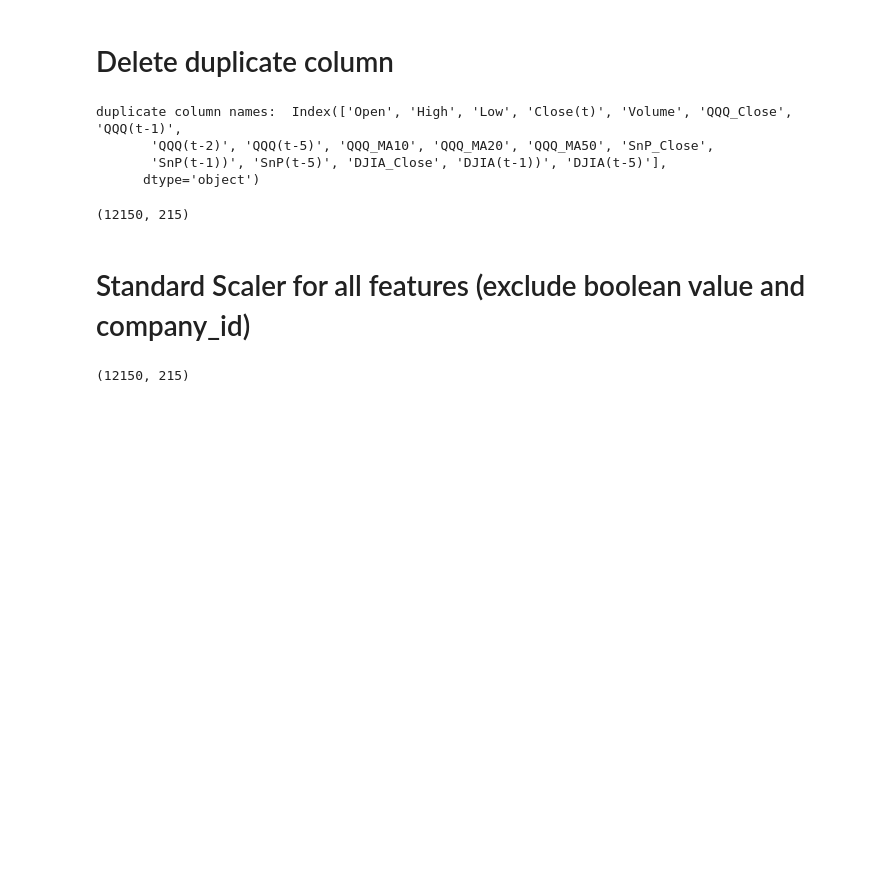
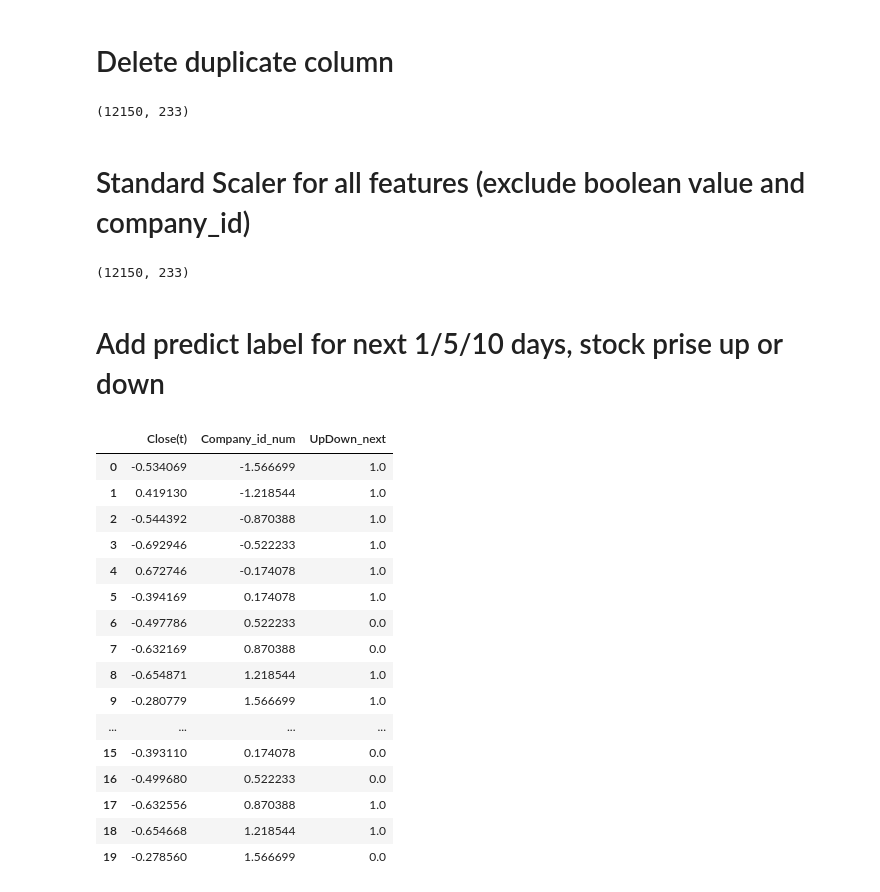
Before and after one commit to lzyixx/SML-Project, a Jupyter notebook: data_preprocess.ipynb, the cells around one changed output. Drawn from its saved outputs; the diff is of its cells as text; code cells hidden in the pictures; blank space fills up the shorter version.

Commit message:
Add predict label for next 1/5/10 days, stock prise up or down
Add predict label for next 1/5/10 days, stock prise up or down

```diff
--- a/data_preprocess.ipynb
+++ b/data_preprocess.ipynb
@@ -159,17 +159,10 @@ data.head(20)
 # %% [markdown]
 # Delete duplicate column
 # %%
-duplicates = data.columns[data.columns.duplicated()].unique()
-print("duplicate column names: ", duplicates)
-
-data = data.drop(columns=duplicates)
+data = data.loc[:, ~data.columns.duplicated(keep="first")]
 data.shape
 # %% [output]
-duplicate column names:  Index(['Open', 'High', 'Low', 'Close(t)', 'Volume', 'QQQ_Close', 'QQQ(t-1)',
-       'QQQ(t-2)', 'QQQ(t-5)', 'QQQ_MA10', 'QQQ_MA20', 'QQQ_MA50', 'SnP_Close',
-       'SnP(t-1))', 'SnP(t-5)', 'DJIA_Close', 'DJIA(t-1))', 'DJIA(t-5)'],
-      dtype='object')
+(12150, 233)
-(12150, 215)
 # %% [markdown]
 # Standard Scaler for all features (exclude boolean value and company_id)
 # %%
@@ -189,4 +182,35 @@ data_scaled[cols_to_scale] = scaler.fit_transform(data[cols_to_scale])
 
 data_scaled.shape
 # %% [output]
-(12150, 215)
+(12150, 233)
+# %% [markdown]
+# Add predict label for next 1/5/10 days, stock prise up or down
+# %%
+def add_updown_next_n_days(data,days):
+    data["UpDown_next"] = (
+        data.groupby("Company_id_num")["Close(t)"].shift(-1*days) > data["Close(t)"]
+    ).astype(float)
+
+    return data
+
+
+data_scaled = add_updown_next_n_days(data_scaled,1)
+data_scaled[["Close(t)","Company_id_num","UpDown_next"]].head(20)
+# %% [output]
+|  | Close(t) | Company_id_num | UpDown_next |
+| 0 | -0.534069 | -1.566699 | 1.0 |
+| 1 | 0.419130 | -1.218544 | 1.0 |
+| 2 | -0.544392 | -0.870388 | 1.0 |
+| 3 | -0.692946 | -0.522233 | 1.0 |
+| 4 | 0.672746 | -0.174078 | 1.0 |
+| 5 | -0.394169 | 0.174078 | 1.0 |
+| 6 | -0.497786 | 0.522233 | 0.0 |
+| 7 | -0.632169 | 0.870388 | 0.0 |
+| 8 | -0.654871 | 1.218544 | 1.0 |
+| 9 | -0.280779 | 1.566699 | 1.0 |
+| ... | ... | ... | ... |
+| 15 | -0.393110 | 0.174078 | 0.0 |
+| 16 | -0.499680 | 0.522233 | 0.0 |
+| 17 | -0.632556 | 0.870388 | 1.0 |
+| 18 | -0.654668 | 1.218544 | 1.0 |
+| 19 | -0.278560 | 1.566699 | 0.0 |
```
